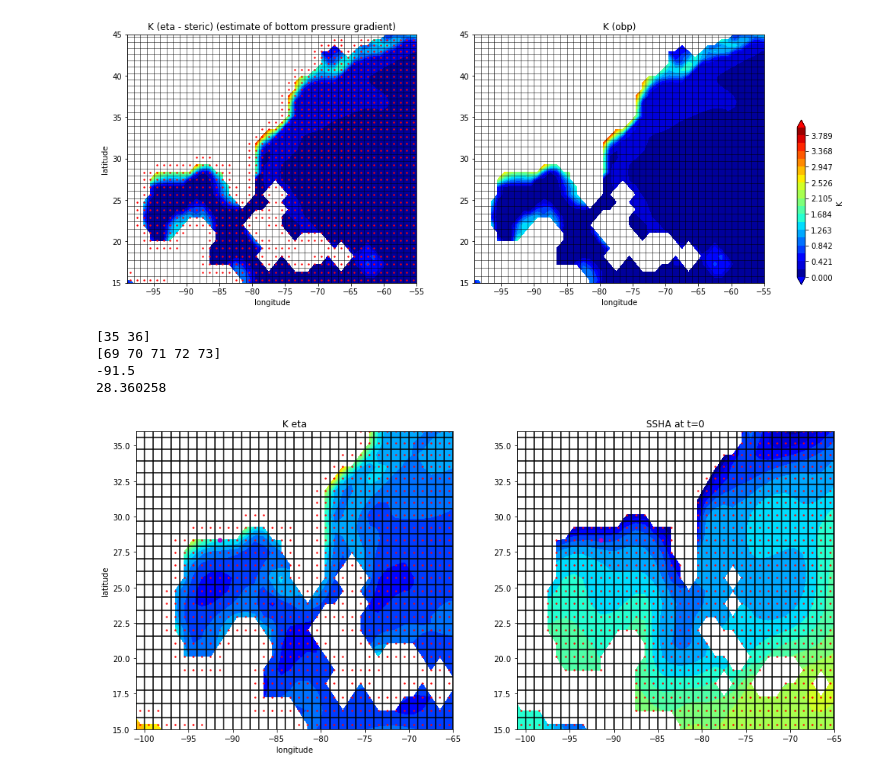
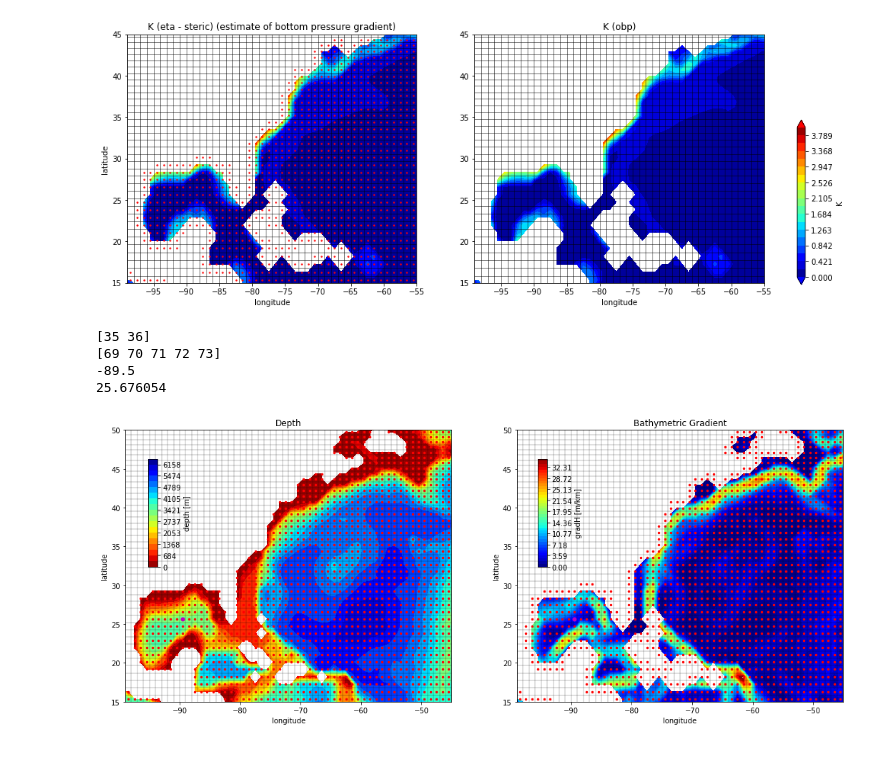
Before and after one commit to jakesteinberg/nasa_ostst, a Jupyter notebook: gradients.ipynb, the cells around one changed output. Saved outputs shown, nothing was run; the diff lists cells and outputs as text; code cells hidden in the pictures.

```diff
--- a/gradients.ipynb
+++ b/gradients.ipynb
@@ -30,7 +30,7 @@ ecco_grid = ecco.load_ecco_grid_nc(grid_dir, 'ECCO-GRID.nc')
 ## Load 2D Monthly data...SSH
 data_dir= ECCO_dir + '/nctiles_monthly'
 ecco_daily_vars = ecco.recursive_load_ecco_var_from_years_nc(data_dir, \
-                                           vars_to_load=['SALT','SSHDYN','OBPNOPAB'],\
+                                           vars_to_load=['SSHDYN','OBPNOPAB','PHIHYD','RHOAnoma','SALT'],\
                                            years_to_load=range(2011,2017)).load() # if desired, add after 'SSH','NEW_VAR',... 'SSH','OBP',
 ## Merge the ecco_grid with the ecco_vars to make the ecco_ds
 ecco_monthly_ds = xr.merge((ecco_grid , ecco_daily_vars))
@@ -56,21 +58,26 @@ metrics = {
 grid = Grid(ecco_monthly_ds, metrics=metrics)
 # %%
 tile_num=10
-# pull out lats and lons
+lon_range = [-99, -45]
+lat_range = [15, 50]
+# lon_range = [-39, 0]
+# lat_range = [20, 60]
+# -- pull out lats and lons
 lons = ecco_monthly_ds.XC.sel(tile=tile_num)
 lats = ecco_monthly_ds.YC.sel(tile=tile_num)
 lons_g = ecco_monthly_ds.XG.sel(tile=tile_num)
 lats_g = ecco_monthly_ds.YG.sel(tile=tile_num)
 # %%
+# bathymetry
 dep = ecco_monthly_ds.Depth
+dep = dep.where(ecco_monthly_ds.hFacC.isel(tile=tile_num,k=0) !=0, np.nan)
 testx = grid.diff(dep,axis='X')/(ecco_monthly_ds.dxG.data/1000)
 testy = grid.diff(dep,axis='Y')/(ecco_monthly_ds.dyG.data/1000)
 H_x = grid.interp(testx,'X')
 H_y = grid.interp(testy,'Y')
 gradH_np = np.sqrt(H_x.isel(tile=tile_num).data**2 + H_y.isel(tile=tile_num).data**2)
 gradH = xr.DataArray(
-    data=gradH_np,
-    dims=["j", "i"],
+    data=gradH_np, dims=["j", "i"],
     coords=dict(
         i=(["i"], np.arange(90)), j=(["j"], np.arange(90)),
     ),
@@ -352,39 +547,51 @@ cb = f.colorbar(Kc, cax=cax, orientation='vertical', extend='both', label='K')
 # %%
 print(np.where((lons[:,0] > -95) & (lons[:,0] < -93))[0])
 print(np.where((lats[0,:] > 25) & (lats[0,:] < 30))[0])
-lon_test = 36
-lat_test = 70 # 69
+# -- OG -- 36, 70/73
+lon_test = 38
+lat_test = 73
+# lon_test = 37 # 36,38
+# lat_test = 71 # 70
 print(lons[lon_test,lat_test].data)
 print(lats[lon_test, lat_test].data)
 # %% [output]
 [35 36]
 [69 70 71 72 73]
--91.5
-28.360258
+-89.5
+25.676054
 # %%
-tile_to_plot = K_eta; maxlim = 3
+tile_to_plot = dep.isel(tile=tile_num); maxlim=6500 # K_eta; maxlim = 3
 tile_to_plot= tile_to_plot.where(ecco_monthly_ds.hFacC.isel(tile=tile_num,k=0) !=0, np.nan)
 
-tile_to_plot2 = rho0*g*(ecco_monthly_ds.SSHDYN-ecco_monthly_ds.SSHDYN.mean(dim='time')).isel(tile=tile_num)[0];
+tile_to_plot2 = gradH # (ecco_monthly_ds.SSHDYN-ecco_monthly_ds.SSHDYN.mean(dim='time')).isel(tile=tile_num)[3];
 tile_to_plot2= tile_to_plot2.where(ecco_monthly_ds.hFacC.isel(tile=tile_num,k=0) !=0, np.nan)
 
-f, (ax,ax2) = plt.subplots(1,2,figsize=(16,7))
-ax.contourf(lons, lats, tile_to_plot, np.linspace(0,maxlim,20,endpoint=True), cmap='jet', vmin=0, vmax=maxlim)
-ax.plot(ecco_monthly_ds.XG.isel(tile=tile_num), ecco_monthly_ds.YG.isel(tile=tile_num),'k-')
-ax.plot(ecco_monthly_ds.XG.isel(tile=tile_num).T, ecco_monthly_ds.YG.isel(tile=tile_num).T,'k-')
-ax.scatter(ocx, ocy, s=2, color='r')
+f, (ax,ax2) = plt.subplots(1,2,figsize=(18,7))
+cc = ax.contourf(lons, lats, tile_to_plot, np.linspace(0,maxlim,20,endpoint=True), cmap='jet_r', vmin=0, vmax=maxlim)
+ax.plot(ecco_monthly_ds.XG.isel(tile=tile_num), ecco_monthly_ds.YG.isel(tile=tile_num),'k-',linewidth=0.25)
+ax.plot(ecco_monthly_ds.XG.isel(tile=tile_num).T, ecco_monthly_ds.YG.isel(tile=tile_num).T,'k-',linewidth=0.25)
+ax.scatter(ocx, ocy, s=6, color='r')
 ax.scatter(lons[lon_test,lat_test], lats[lon_test, lat_test], color='m', s=25)
-ax.set_title('K eta'); ax.set_xlabel('longitude'); ax.set_ylabel('latitude');
-ax.set_xlim([-101, -65]); ax.set_ylim([15, 36]);
+ax.set_title('Depth'); ax.set_xlabel('longitude'); ax.set_ylabel('latitude');
+# ax.set_xlim([-101, -65]); ax.set_ylim([15, 36]);
+ax.set_xlim(lon_range); ax.set_ylim(lat_range);
+cbpos = [0.15, 0.5, 0.01, 0.3]
+cax = f.add_axes(cbpos)
+cb = f.colorbar(cc, cax=cax, orientation='vertical', extend='both', label='depth [m]')
 
-ax2.contourf(lons, lats, tile_to_plot2, np.linspace(-2000,1000,20,endpoint=True), cmap='jet', vmin=-2000, vmax=1000)
+cc = ax2.contourf(lons, lats, tile_to_plot2, np.linspace(0,35,40,endpoint=True), cmap='jet', vmin=0, vmax=35) # vmin=-.25, vmax=.25)
 # ax2.pcolormesh(lons, lats, tile_to_plot2, cmap='jet', vmin=-2000, vmax=maxlim)
-ax2.plot(ecco_monthly_ds.XG.isel(tile=tile_num), ecco_monthly_ds.YG.isel(tile=tile_num),'k-')
-ax2.plot(ecco_monthly_ds.XG.isel(tile=tile_num).T, ecco_monthly_ds.YG.isel(tile=tile_num).T,'k-')
-ax2.scatter(ocx, ocy, s=2, color='r')
+ax2.plot(ecco_monthly_ds.XG.isel(tile=tile_num), ecco_monthly_ds.YG.isel(tile=tile_num),'k-',linewidth=0.25)
+ax2.plot(ecco_monthly_ds.XG.isel(tile=tile_num).T, ecco_monthly_ds.YG.isel(tile=tile_num).T,'k-',linewidth=0.25)
+ax2.scatter(ocx, ocy, s=6, color='r')
 ax2.scatter(lons[lon_test,lat_test], lats[lon_test, lat_test], color='m', s=25)
-ax2.set_title('SSHA at t=0'); ax.set_xlabel('longitude'); ax.set_ylabel('latitude');
-ax2.set_xlim([-101, -65]); ax2.set_ylim([15, 36]);
+ax2.set_title('Bathymetric Gradient'); ax2.set_xlabel('longitude'); ax2.set_ylabel('latitude');
+# ax2.set_xlim([-101, -65]); ax2.set_ylim([15, 36]);
+ax2.set_xlim(lon_range); ax2.set_ylim(lat_range);
+cbpos = [0.57, 0.5, 0.01, 0.3]
+cax = f.add_axes(cbpos)
+cb = f.colorbar(cc, cax=cax, orientation='vertical', extend='both', label='gradH [m/km]')
+# f.savefig('/Users/jakesteinberg/Documents/NASA_OSTST/meetings/2022_01_20/gom_dep_grad_locslope_2.jpg', dpi=250)
 # %% [output]
-[figure, old version]
+[figure, new version]
 # %%
```
Also changed, not shown: parts of 25 cells of this notebook, 1 other file.
